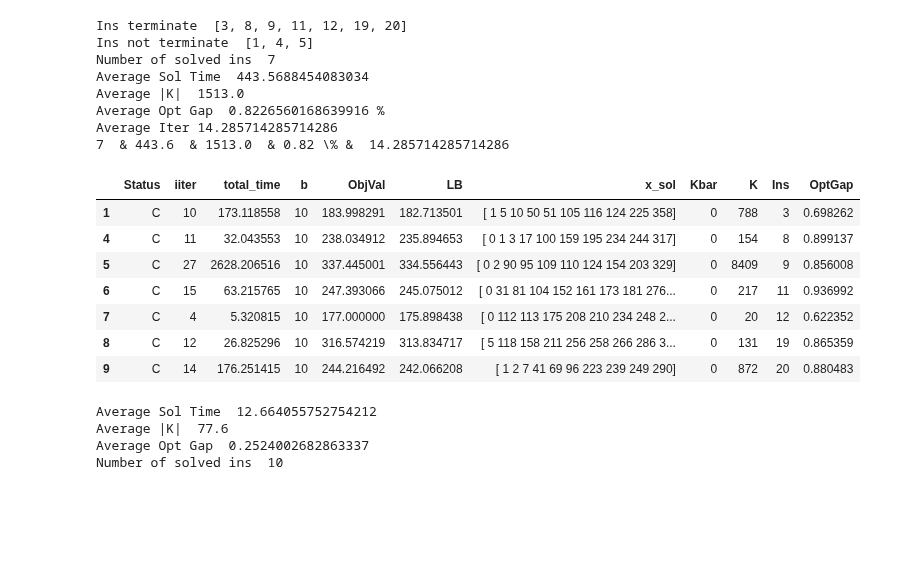
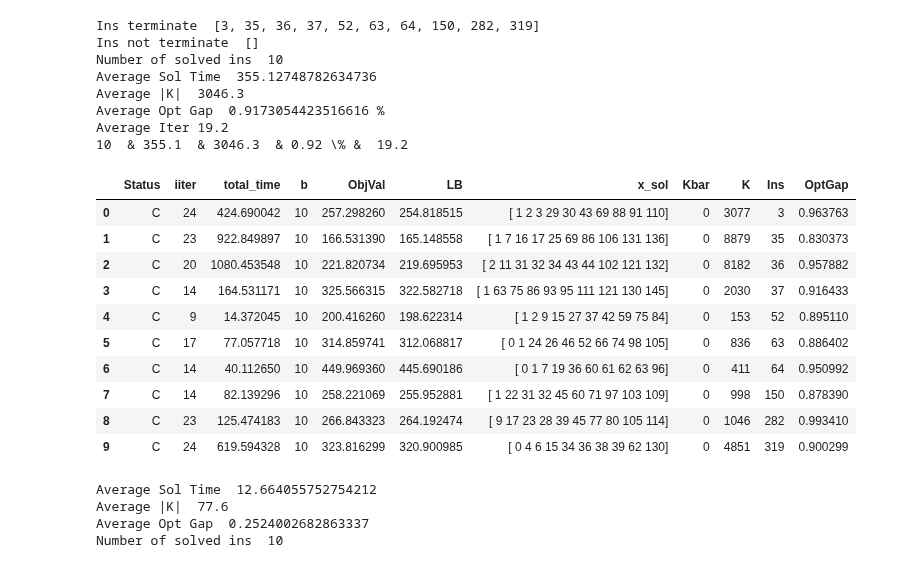
Before and after one commit to diHnguyen/SSPI, a Jupyter notebook: PythonConversion/Dec2024_Output/ProcessOutput.ipynb, the cells around one changed output. Drawn from its saved outputs; the diff is of its cells as text; code cells hidden in the pictures; blank space fills up the shorter version.

```diff
--- a/PythonConversion/Dec2024_Output/ProcessOutput.ipynb
+++ b/PythonConversion/Dec2024_Output/ProcessOutput.ipynb
@@ -5,12 +5,12 @@ import os
 import numpy as np
 
 os.chdir("/Users/dinguyen/Desktop/Local Documents/GitHub/Paper5/PythonConversion/")
-N = 50 #50
+N = 30 #50
 
 # N30
 # ins = [1,2,5,6,7,8,9,10,11,12]
 # ins = [4,20,83,99,107,166,172,174,200,241]
-# ins = [3,35,36,37,52,63,64,150, 282,319]
+ins = [3,35,36,37,52,63,64,150, 282,319]
 
 # N40
 # ins = [1, 3, 5, 6, 7, 9, 10, 11, 12, 13]
@@ -20,7 +20,7 @@ N = 50 #50
 # N50
 # ins =  [2, 6, 7, 10, 13, 14, 15, 16, 17, 21]
 # ins =  [18, 26, 46, 73, 93, 98, 110, 113, 122, 124]
-ins =  [1, 3, 4, 5, 8, 9, 11, 12, 19, 20]
+# ins =  [1, 3, 4, 5, 8, 9, 11, 12, 19, 20]
 
 
 def processMain(N, ins):
@@ -68,48 +68,51 @@ def processMain(N, ins):
     #     lambda group: group[group['total_time'] == group['total_time'].max()])
     # df_filtered = df_filtered.reset_index(drop=True)
     df_filtered["OptGap"] = (df_filtered.ObjVal-df_filtered.LB)/df_filtered.ObjVal*100
     solved_ins = len(df_filtered)
     avg_time = df_filtered['total_time'].mean()
     avg_K = df_filtered['K'].mean()
     opt_gap = df_filtered["OptGap"].mean()
     avg_iter = df_filtered["iiter"].mean()+1
     print("Number of solved ins ", solved_ins)
     print("Average Sol Time ", avg_time)
     print("Average |K| ", avg_K)
     print("Average Opt Gap ", opt_gap,"%")
     print("Average Iter", avg_iter)
     # {number:.2f}
     print(str(solved_ins), " & %.1f"  % avg_time, " & %.1f" % avg_K, " & %.2f" %opt_gap, "\% & ",str(avg_iter) )
 
 
     # print(output)
     # for i in range(5):
     #     output = pd.read_csv(EXP+"_N"+str(N)+"_"+str(i+1)+".txt", sep=";", header=None)
 
     return df_filtered
 
 df_default = processMain(N,ins)
 df_default
 # df_default[(df_default.total_time >= 300) &(df_default.total_time <= 3600)]
 # df_default[(df_default.total_time < 300)]
 # print(list(df_default[(df_default.total_time >= 300) &(df_default.total_time <= 3600)]['Ins']))
 # %% [output]
-Ins terminate  [3, 8, 9, 11, 12, 19, 20]
-Ins not terminate  [1, 4, 5]
-Number of solved ins  7
-Average Sol Time  443.5688454083034
-Average |K|  1513.0
-Average Opt Gap  0.8226560168639916 %
-Average Iter 14.285714285714286
-7  & 443.6  & 1513.0  & 0.82 \% &  14.285714285714286
+Ins terminate  [3, 35, 36, 37, 52, 63, 64, 150, 282, 319]
+Ins not terminate  []
+Number of solved ins  10
+Average Sol Time  355.12748782634736
+Average |K|  3046.3
+Average Opt Gap  0.9173054423516616 %
+Average Iter 19.2
+10  & 355.1  & 3046.3  & 0.92 \% &  19.2
 |  | Status | iiter | total_time | b | ObjVal | LB | x_sol | Kbar | K | Ins | OptGap |
-| 1 | C | 10 | 173.118558 | 10 | 183.998291 | 182.713501 | [ 1 5 10 50 51 105 116 124 225 358] | 0 | 788 | 3 | 0.698262 |
-| 4 | C | 11 | 32.043553 | 10 | 238.034912 | 235.894653 | [ 0 1 3 17 100 159 195 234 244 317] | 0 | 154 | 8 | 0.899137 |
-| 5 | C | 27 | 2628.206516 | 10 | 337.445001 | 334.556443 | [ 0 2 90 95 109 110 124 154 203 329] | 0 | 8409 | 9 | 0.856008 |
-| 6 | C | 15 | 63.215765 | 10 | 247.393066 | 245.075012 | [ 0 31 81 104 152 161 173 181 276... | 0 | 217 | 11 | 0.936992 |
-| 7 | C | 4 | 5.320815 | 10 | 177.000000 | 175.898438 | [ 0 112 113 175 208 210 234 248 2... | 0 | 20 | 12 | 0.622352 |
-| 8 | C | 12 | 26.825296 | 10 | 316.574219 | 313.834717 | [ 5 118 158 211 256 258 266 286 3... | 0 | 131 | 19 | 0.865359 |
-| 9 | C | 14 | 176.251415 | 10 | 244.216492 | 242.066208 | [ 1 2 7 41 69 96 223 239 249 290] | 0 | 872 | 20 | 0.880483 |
+| 0 | C | 24 | 424.690042 | 10 | 257.298260 | 254.818515 | [ 1 2 3 29 30 43 69 88 91 110] | 0 | 3077 | 3 | 0.963763 |
+| 1 | C | 23 | 922.849897 | 10 | 166.531390 | 165.148558 | [ 1 7 16 17 25 69 86 106 131 136] | 0 | 8879 | 35 | 0.830373 |
+| 2 | C | 20 | 1080.453548 | 10 | 221.820734 | 219.695953 | [ 2 11 31 32 34 43 44 102 121 132] | 0 | 8182 | 36 | 0.957882 |
+| 3 | C | 14 | 164.531171 | 10 | 325.566315 | 322.582718 | [ 1 63 75 86 93 95 111 121 130 145] | 0 | 2030 | 37 | 0.916433 |
+| 4 | C | 9 | 14.372045 | 10 | 200.416260 | 198.622314 | [ 1 2 9 15 27 37 42 59 75 84] | 0 | 153 | 52 | 0.895110 |
+| 5 | C | 17 | 77.057718 | 10 | 314.859741 | 312.068817 | [ 0 1 24 26 46 52 66 74 98 105] | 0 | 836 | 63 | 0.886402 |
+| 6 | C | 14 | 40.112650 | 10 | 449.969360 | 445.690186 | [ 0 1 7 19 36 60 61 62 63 96] | 0 | 411 | 64 | 0.950992 |
+| 7 | C | 14 | 82.139296 | 10 | 258.221069 | 255.952881 | [ 1 22 31 32 45 60 71 97 103 109] | 0 | 998 | 150 | 0.878390 |
+| 8 | C | 23 | 125.474183 | 10 | 266.843323 | 264.192474 | [ 9 17 23 28 39 45 77 80 105 114] | 0 | 1046 | 282 | 0.993410 |
+| 9 | C | 24 | 619.594328 | 10 | 323.816299 | 320.900985 | [ 0 4 6 15 34 36 38 39 62 130] | 0 | 4851 | 319 | 0.900299 |
 # %%
 import pandas as pd
 import os
```
